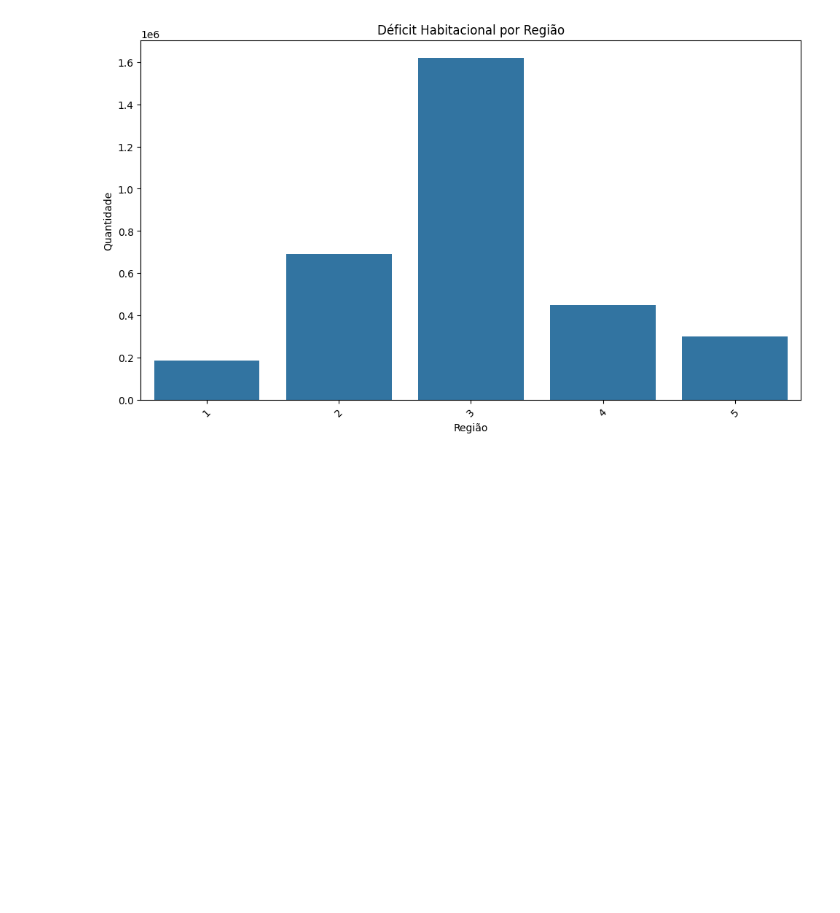
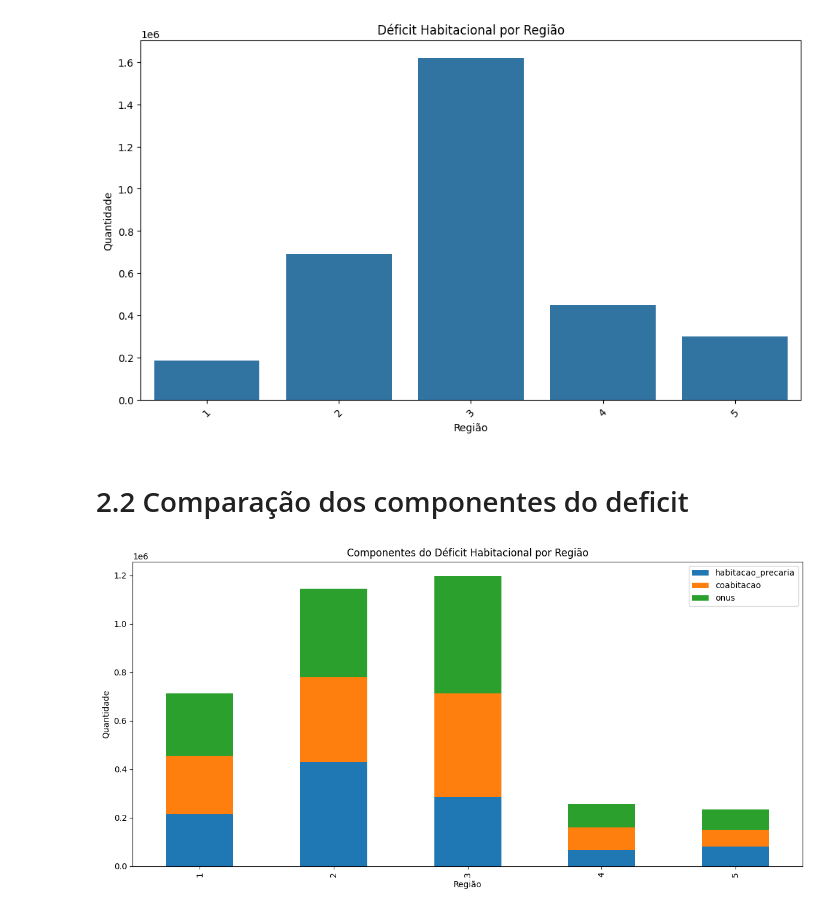
Before and after one commit to Matheus-Andrade-30/municipal-housing-data, a Jupyter notebook: notebooks/total/02_exploracao_visualizacoes.ipynb, the cells around one changed output. Saved outputs shown, nothing was run; the diff lists cells and outputs as text; code cells hidden in the pictures; blank space fills up the shorter version.

Commit message:
feat: todas as visualizações prontas

```diff
--- a/notebooks/total/02_exploracao_visualizacoes.ipynb
+++ b/notebooks/total/02_exploracao_visualizacoes.ipynb
@@ -40,3 +40,15 @@ dtype: object
 3                        5734       92048   97782                446481
 4                       14653       69257   83909                297915
 [figure]
+# %% [markdown]
+# 2.2 Comparação dos componentes do deficit
+# %%
+componentes = df_atualizado[["regiao", "habitacao_precaria", "coabitacao", "onus"]].set_index("regiao")
+componentes.plot(kind="bar", stacked=True, figsize=(12, 6))
+plt.title("Componentes do Déficit Habitacional por Região")
+plt.ylabel("Quantidade")
+plt.xlabel("Região")
+plt.tight_layout()
+plt.show()
+# %% [output]
+[figure, added]
```
Also changed, not shown: parts of 2 cells of this notebook.
